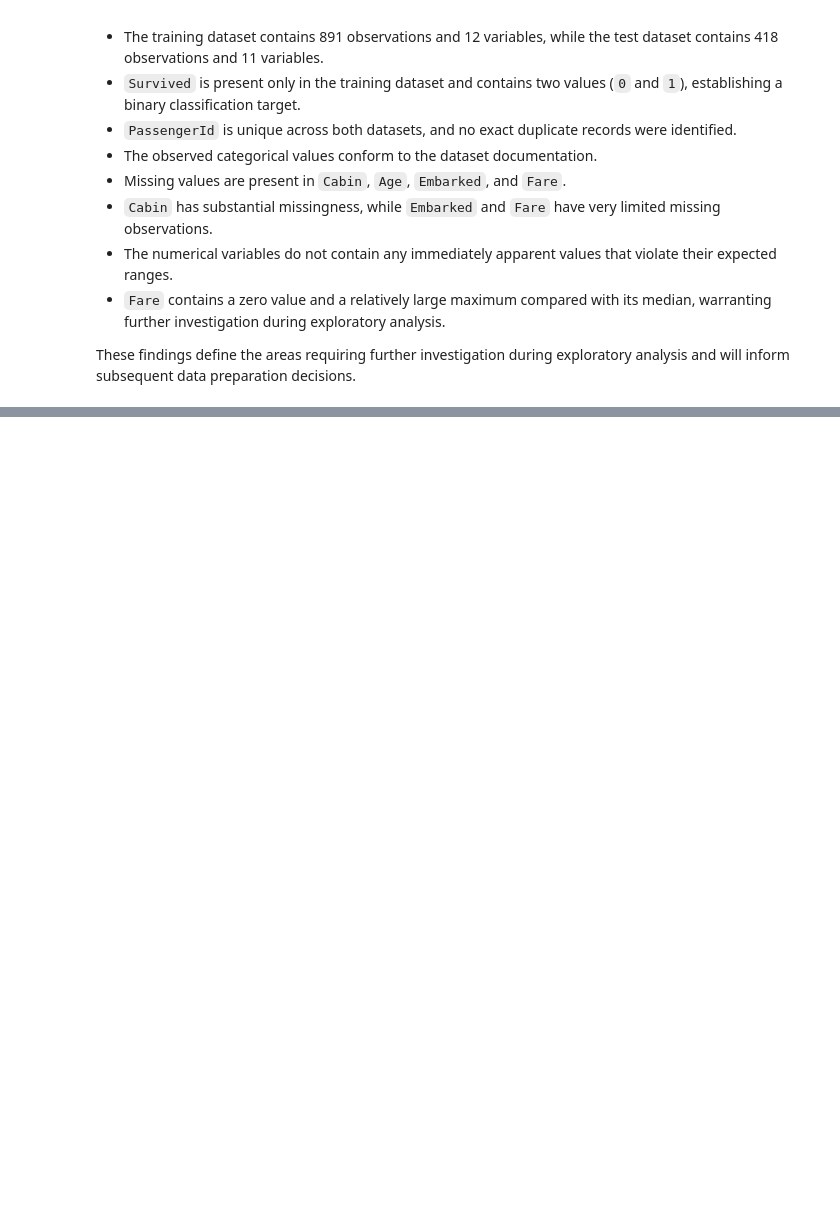
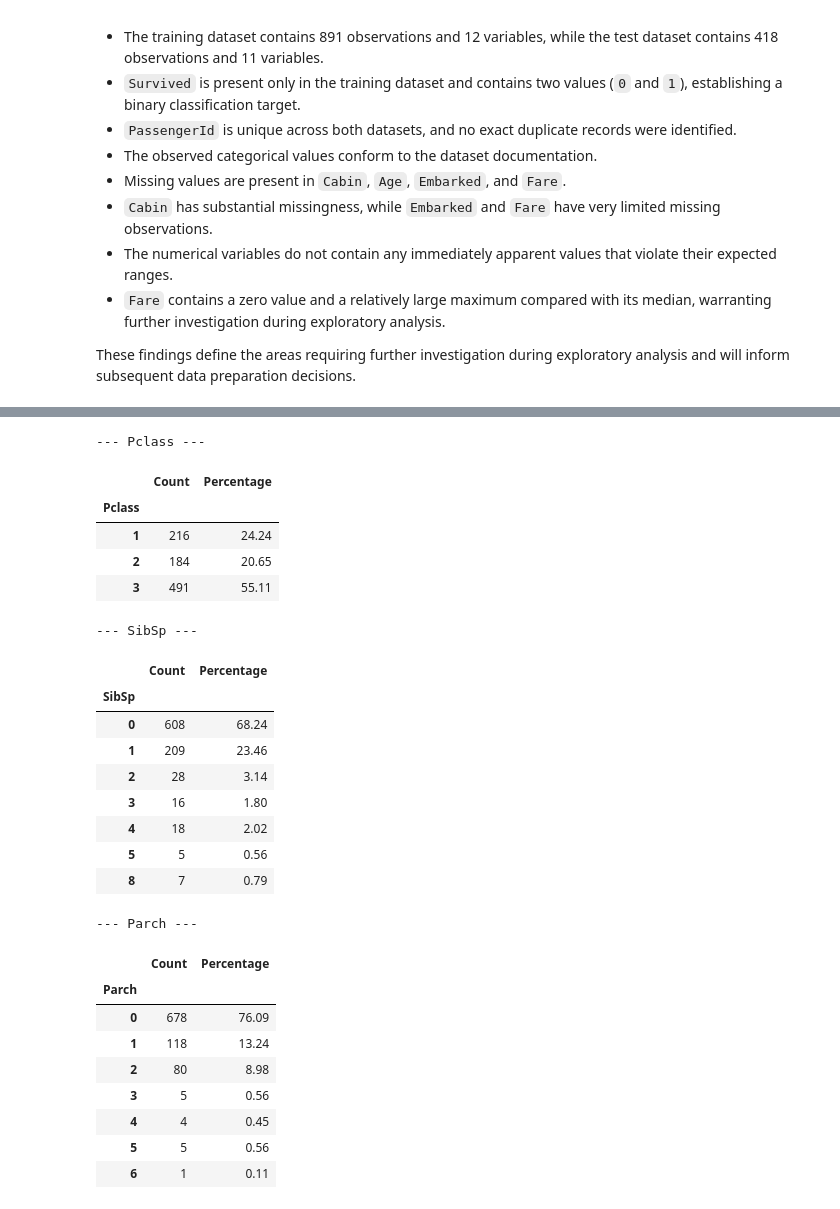
Before and after one commit to DaveBunyan1/titanic-eda-ml, a Jupyter notebook: notebooks/titanic_eda.ipynb, the cells around one changed output, grey strips where cells are left out. Cells and saved outputs as stored; diff of their text form; code cells hidden in the pictures; blank space fills up the shorter version.

```diff
--- a/notebooks/titanic_eda.ipynb
+++ b/notebooks/titanic_eda.ipynb
@@ -288,0 +421,45 @@ These findings define the areas requiring further investigation during explorato
+# %%
+discrete_columns = ["Pclass", "SibSp", "Parch"]
+
+for column in discrete_columns:
+    print(f"--- {column} ---")
+
+    summary = pd.DataFrame({
+        "Count": train_df[column].value_counts().sort_index(),
+        "Percentage": (
+            train_df[column]
+            .value_counts(normalize=True)
+            .sort_index()
+            .mul(100)
+            .round(2)
+        )
+    })
+
+    display(summary)
+# %% [output]
+--- Pclass ---
+|  | Count | Percentage |
+| Pclass |  |  |
+| 1 | 216 | 24.24 |
+| 2 | 184 | 20.65 |
+| 3 | 491 | 55.11 |
+--- SibSp ---
+|  | Count | Percentage |
+| SibSp |  |  |
+| 0 | 608 | 68.24 |
+| 1 | 209 | 23.46 |
+| 2 | 28 | 3.14 |
+| 3 | 16 | 1.80 |
+| 4 | 18 | 2.02 |
+| 5 | 5 | 0.56 |
+| 8 | 7 | 0.79 |
+--- Parch ---
+|  | Count | Percentage |
+| Parch |  |  |
+| 0 | 678 | 76.09 |
+| 1 | 118 | 13.24 |
+| 2 | 80 | 8.98 |
+| 3 | 5 | 0.56 |
+| 4 | 4 | 0.45 |
+| 5 | 5 | 0.56 |
+| 6 | 1 | 0.11 |
```
Also changed, not shown: parts of 11 cells of this notebook.
